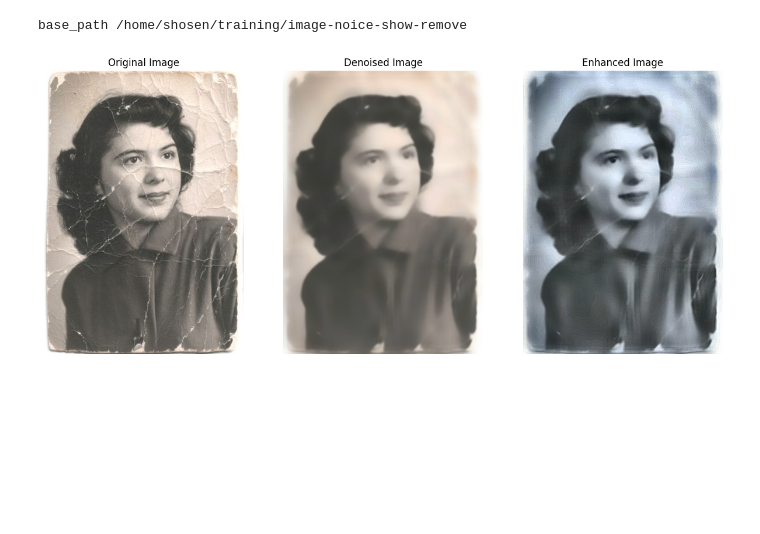
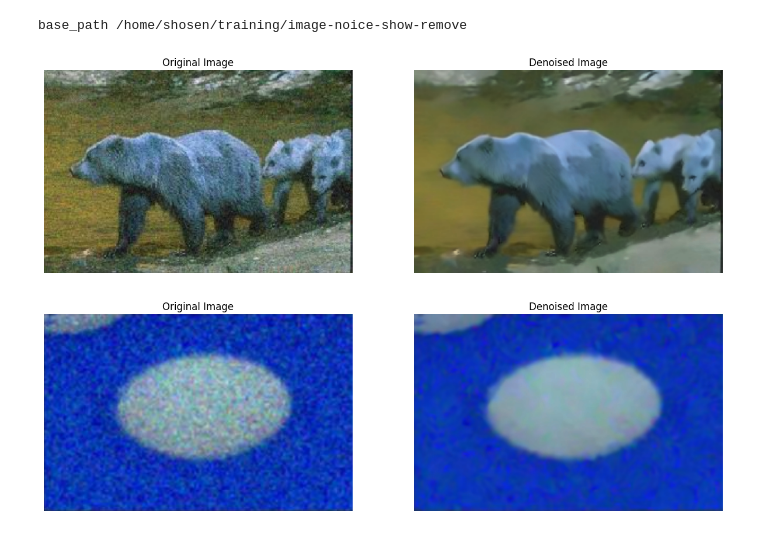
Before and after one commit to cseshahriar/image-noice-shadow-remove, a Jupyter notebook: noice-remove.ipynb, the cells around one changed output. Saved outputs shown, nothing was run; the diff lists cells and outputs as text; code cells hidden in the pictures; blank space fills up the shorter version.

```diff
--- a/noice-remove.ipynb
+++ b/noice-remove.ipynb
@@ -10,10 +10,11 @@ print('base_path', base_path)
 # Load the images
 img1 = cv2.imread(f'{base_path}/images/img1.png')
 img2 = cv2.imread(f'{base_path}/images/img2.png')
-img3 = cv2.imread(f'{base_path}/images/img3.jpg')
-img4 = cv2.imread(f'{base_path}/images/img4.jpg')
-img5 = cv2.imread(f'{base_path}/images/img5.jpg')
-image_list = [img1, img2, img3]
+img3 = cv2.imread(f'{base_path}/images/img3.png')
+img4 = cv2.imread(f'{base_path}/images/img4.png')
+
+noice_image_list = [img1, img2]
+shadow_image_list = [img3, img4]
 # %% [output]
 base_path /home/shosen/training/image-noice-show-remove
 # %%
@@ -88,28 +35,22 @@ def remove_human_shadows(image):
 # %%
-# Step 1: Display the results
-plt.figure(figsize=(15, 10))
+# Noice remove from iamge
+for image in noice_image_list:
+    plt.figure(figsize=(15, 10))
 
-# Display the original image
-plt.subplot(1, 3, 1)
-img_rgb = cv2.cvtColor(img1, cv2.COLOR_BGR2RGB)
-plt.imshow(img_rgb)
-plt.title('Original Image')
-plt.axis('off')
+    # Display the original image
+    plt.subplot(1, 2, 1)
+    img_rgb = cv2.cvtColor(image, cv2.COLOR_BGR2RGB)
+    plt.imshow(img_rgb)
+    plt.title('Original Image')
+    plt.axis('off')
 
-# Display the denoised image
-plt.subplot(1, 3, 2)
-denoised_rgb = cv2.cvtColor(remove_noise(img1), cv2.COLOR_BGR2RGB)
-plt.imshow(denoised_rgb)
-plt.title('Denoised Image')
-plt.axis('off')
-
-# Enhanced image
-enhanced_image = enhance_image(denoised_rgb)
-plt.subplot(1, 3, 3)
-plt.imshow(enhanced_rgb)
-plt.title('Enhanced Image')
-plt.axis('off')
-plt.show()
+    # Display the denoised image
+    plt.subplot(1, 2, 2)
+    denoised_rgb = cv2.cvtColor(remove_noise(image), cv2.COLOR_BGR2RGB)
+    plt.imshow(denoised_rgb)
+    plt.title('Denoised Image')
+    plt.axis('off')
 # %% [output]
-[figure, old version]
+[figure, new version]
+[figure, added]
 # %%
```
Also changed, not shown: parts of 2 cells of this notebook, 7 other files.
